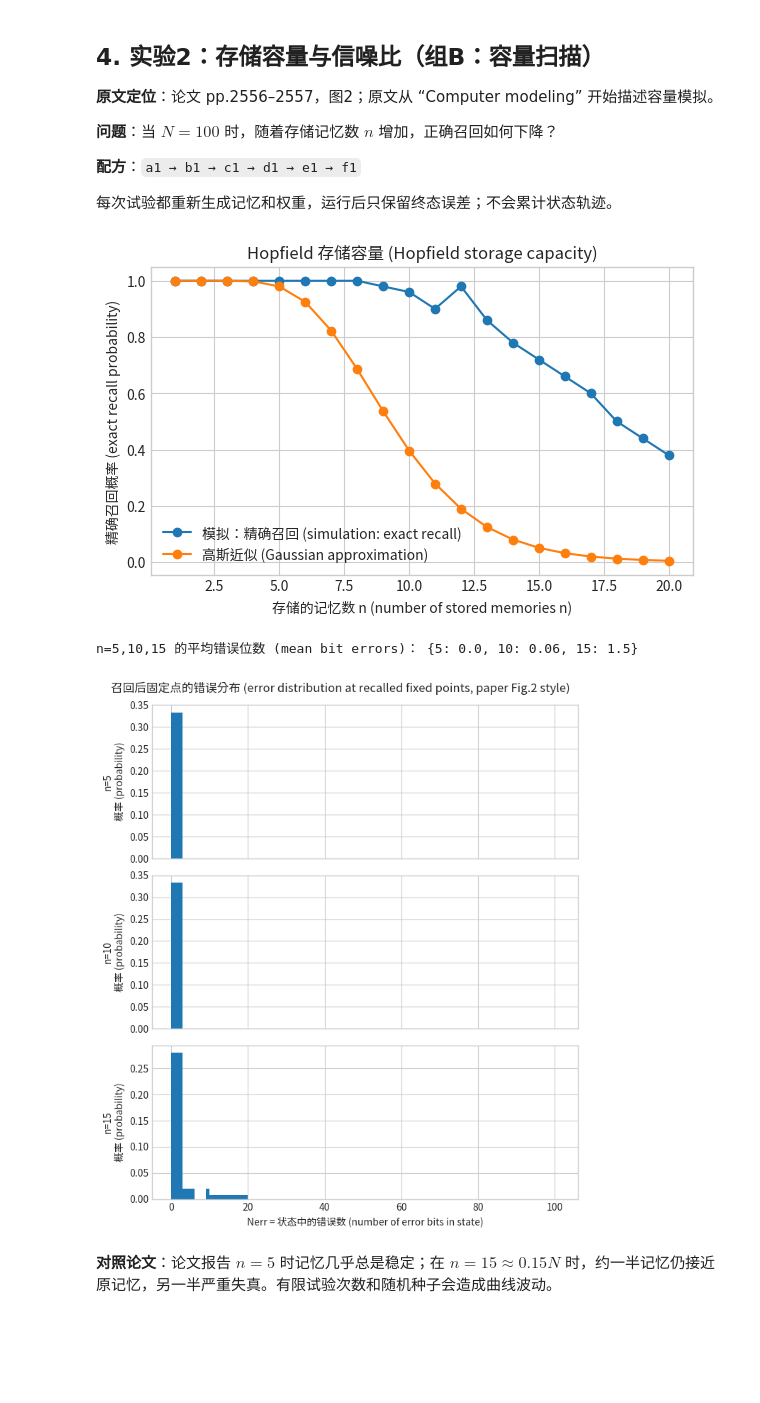
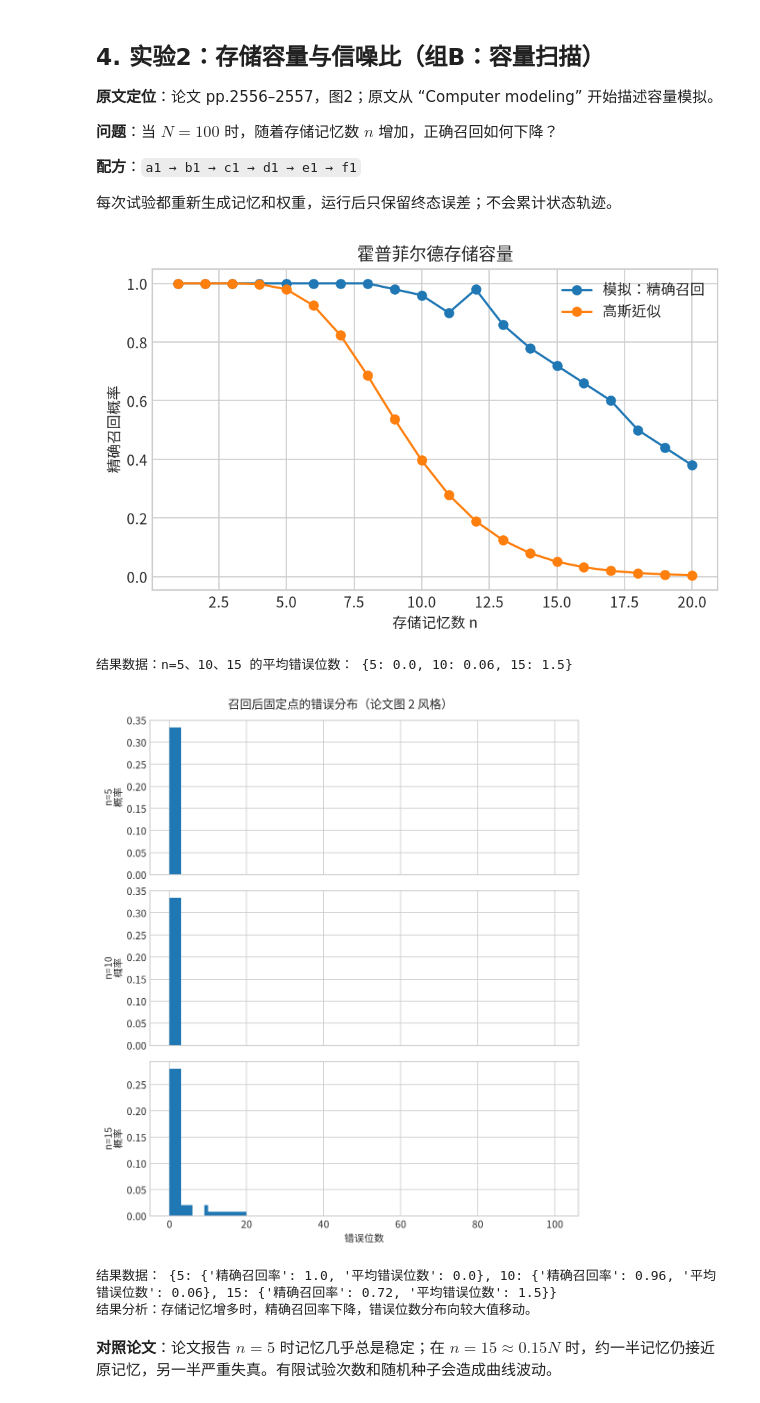
Before and after one commit to Heptazero/nn-labs, a Jupyter notebook: hopfield-1982/hopfield_1982.ipynb, the cells around one changed output. Drawn from its saved outputs; the diff is of its cells as text; code cells hidden in the pictures; blank space fills up the shorter version.

```diff
--- a/hopfield-1982/hopfield_1982.ipynb
+++ b/hopfield-1982/hopfield_1982.ipynb
@@ -1037,45 +1048,57 @@ for n in n_values:
     mean_errors.append(float(errors.mean()))
     exact_rates.append(float(np.mean(errors == 0)))
     # [观测·结果] 精确召回率；errors==0 表示零误差精确召回，取比例
 
     bit_error = theoretical_bit_error_probability(n=n, N=N)
     theory_exact_rates.append((1 - bit_error) ** N)
     # [观测·结果] 理论精确召回率；理论曲线：单比特都不错的概率 = (1-单比特出错率)^N，跟模拟曲线对照
 
 f1_plot_curve(
     n_values,
     {
-        "模拟：精确召回 (simulation: exact recall)": exact_rates,
-        "高斯近似 (Gaussian approximation)": theory_exact_rates,
+        "模拟：精确召回": exact_rates,
+        "高斯近似": theory_exact_rates,
     },
-    xlabel="存储的记忆数 n (number of stored memories n)",
-    ylabel="精确召回概率 (exact recall probability)",
-    title="Hopfield 存储容量 (Hopfield storage capacity)",
+    xlabel="存储记忆数 n",
+    ylabel="精确召回概率",
+    title="霍普菲尔德存储容量",
 )
-print("n=5,10,15 的平均错误位数 (mean bit errors)：", {
+print("结果数据：n=5、10、15 的平均错误位数：", {
     n: round(mean_errors[n - 1], 2) for n in (5, 10, 15)
 })
 
 
 # ========== 补充：论文图2 三面板直方图（N=100, n=5/10/15 的 Nerr 分布）==========
 # 论文原图是三个堆叠的直方图面板，不是曲线；f1/f2 都不支持多面板，这里手写。
 NERR_BIN_EDGES = [0, 3, 6, 9, 10, 20, 30, 40, 50, N + 1]
 # [约束·可执行定义] 论文原图分箱边界描述模糊，这里取一个覆盖 0~N 的合理分箱，
 # 不是论文原图的精确复刻，是同一种"错误位数分布"的可执行近似
 
 fig, axes = plt.subplots(len(errors_by_n), 1, figsize=(7, 8), sharex=True)
 for ax, n in zip(axes, sorted(errors_by_n)):
     ax.hist(errors_by_n[n], bins=NERR_BIN_EDGES, density=True)
     # [展示]
-    ax.set_ylabel(f"n={n}\n概率 (probability)")
-axes[-1].set_xlabel("Nerr = 状态中的错误数 (number of error bits in state)")
-fig.suptitle("召回后固定点的错误分布 (error distribution at recalled fixed points, paper Fig.2 style)")
+    ax.set_ylabel(f"n={n}\n概率")
+axes[-1].set_xlabel("错误位数")
+fig.suptitle("召回后固定点的错误分布（论文图 2 风格）")
 plt.tight_layout()
 plt.show()
+
+capacity_summary = {
+    int(n): {
+        "精确召回率": round(float(exact_rates[n - 1]), 3),
+        "平均错误位数": round(float(mean_errors[n - 1]), 2),
+    }
+    for n in (5, 10, 15)
+}
+print("结果数据：", capacity_summary)
+print("结果分析：存储记忆增多时，精确召回率下降，错误位数分布向较大值移动。")
 # %% [output]
-[figure, old version]
+[figure, new version]
-n=5,10,15 的平均错误位数 (mean bit errors)： {5: 0.0, 10: 0.06, 15: 1.5}
+结果数据：n=5、10、15 的平均错误位数： {5: 0.0, 10: 0.06, 15: 1.5}
-[figure, old version]
+[figure, new version]
+结果数据： {5: {'精确召回率': 1.0, '平均错误位数': 0.0}, 10: {'精确召回率': 0.96, '平均错误位数': 0.06}, 15: {'精确召回率': 0.72, '平均错误位数': 1.5}}
+结果分析：存储记忆增多时，精确召回率下降，错误位数分布向较大值移动。
 # %% [markdown]
 **对照论文**：论文报告 $n=5$ 时记忆几乎总是稳定；在 $n=15\approx0.15N$ 时，约一半记忆仍接近原记忆，另一半严重失真。有限试验次数和随机种子会造成曲线波动。
 # %% [markdown]
```
Also changed, not shown: parts of 13 cells of this notebook.
